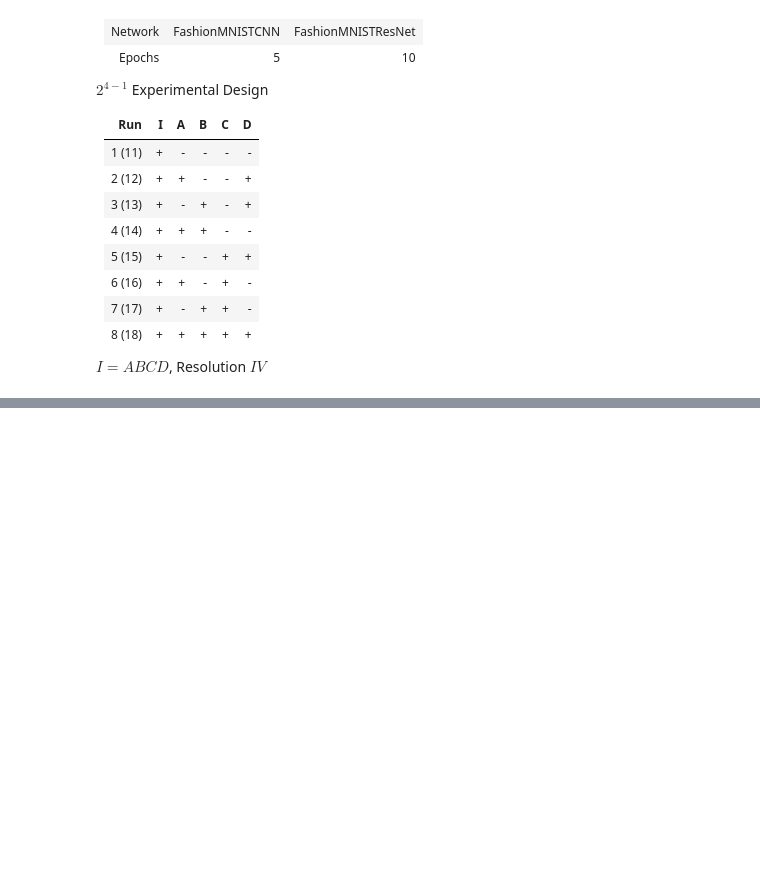
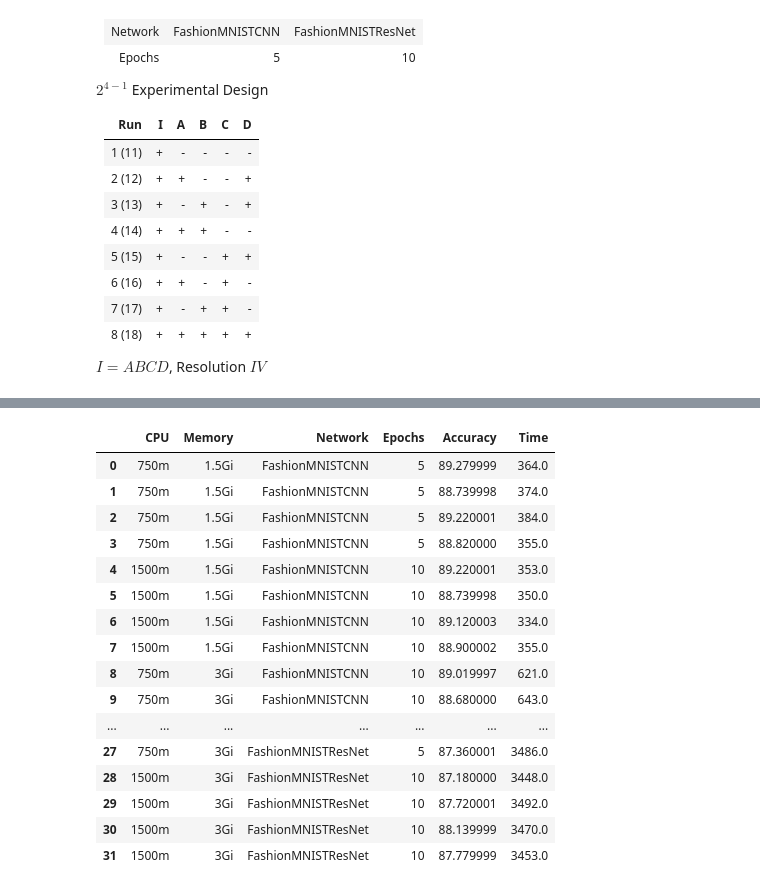
Before and after one commit to soizhiwen/fltk-testbed, a Jupyter notebook: qpecs/anova.ipynb, the cells around one changed output, grey strips where cells are left out. Saved outputs shown, nothing was run; the diff lists cells and outputs as text; code cells hidden in the pictures; blank space fills up the shorter version.

```diff
--- a/qpecs/anova.ipynb
+++ b/qpecs/anova.ipynb
@@ -184,0 +117,59 @@ res
+# %%
+logs = ["start.log", "stop.log"]
+exps = {}
+
+for i in range(1, 9):
+    try:
+        containers = defaultdict(dict)
+        for log in logs:
+            path = f"{LOG_DIR}/exp_1{i}/{log}"
+            with open(path, "r") as f:
+                while line := f.readline():
+                    split = line.rstrip().split()
+                    key = Path(log).stem
+                    value = dt.strptime(f"{split[0]} {split[1]}", "%m-%d-%Y %H:%M:%S")
+                    containers[split[2]] |= {key: value}
+        exps[i] = containers
+    except:
+        print("Directory not found")
+# %%
+for exp in exps:
+    containers = exps[exp]
+    for c in containers:
+        container = containers[c]
+        assert container["start"] < container["stop"], f"{c} started after stopped"
+        container["time"] = (container["stop"] - container["start"]).total_seconds()
+# %%
+times = []
+for exp in exps:
+    time = []
+    containers = exps[exp]
+    for c in containers:
+        time.append(containers[c]["time"])
+    times.append(time)
+# %%
+for i, time in enumerate(times):
+    combinations[i * 4 : i * 4 + 4, -1] = np.array(time)
+# %%
+df = pd.DataFrame(combinations, columns=FACTORS + ["Accuracy", "Time"])
+df["Accuracy"] = pd.to_numeric(df["Accuracy"])
+df["Time"] = pd.to_numeric(df["Time"])
+df
+# %% [output]
+|  | CPU | Memory | Network | Epochs | Accuracy | Time |
+| 0 | 750m | 1.5Gi | FashionMNISTCNN | 5 | 89.279999 | 364.0 |
+| 1 | 750m | 1.5Gi | FashionMNISTCNN | 5 | 88.739998 | 374.0 |
+| 2 | 750m | 1.5Gi | FashionMNISTCNN | 5 | 89.220001 | 384.0 |
+| 3 | 750m | 1.5Gi | FashionMNISTCNN | 5 | 88.820000 | 355.0 |
+| 4 | 1500m | 1.5Gi | FashionMNISTCNN | 10 | 89.220001 | 353.0 |
+| 5 | 1500m | 1.5Gi | FashionMNISTCNN | 10 | 88.739998 | 350.0 |
+| 6 | 1500m | 1.5Gi | FashionMNISTCNN | 10 | 89.120003 | 334.0 |
+| 7 | 1500m | 1.5Gi | FashionMNISTCNN | 10 | 88.900002 | 355.0 |
+| 8 | 750m | 3Gi | FashionMNISTCNN | 10 | 89.019997 | 621.0 |
+| 9 | 750m | 3Gi | FashionMNISTCNN | 10 | 88.680000 | 643.0 |
+| ... | ... | ... | ... | ... | ... | ... |
+| 27 | 750m | 3Gi | FashionMNISTResNet | 5 | 87.360001 | 3486.0 |
+| 28 | 1500m | 3Gi | FashionMNISTResNet | 10 | 87.180000 | 3448.0 |
+| 29 | 1500m | 3Gi | FashionMNISTResNet | 10 | 87.720001 | 3492.0 |
+| 30 | 1500m | 3Gi | FashionMNISTResNet | 10 | 88.139999 | 3470.0 |
+| 31 | 1500m | 3Gi | FashionMNISTResNet | 10 | 87.779999 | 3453.0 |
```
Also changed, not shown: parts of 43 cells of this notebook, 4 other files.
